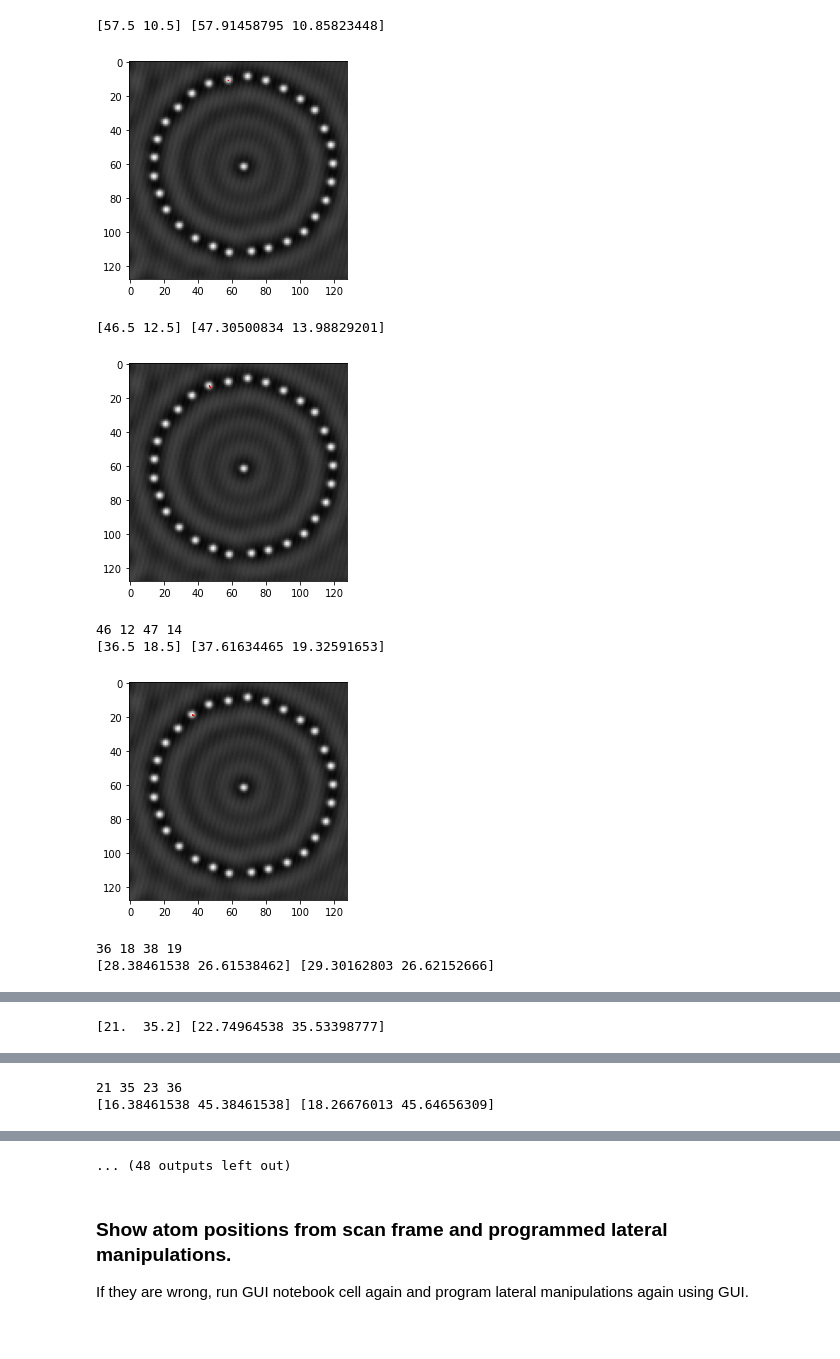
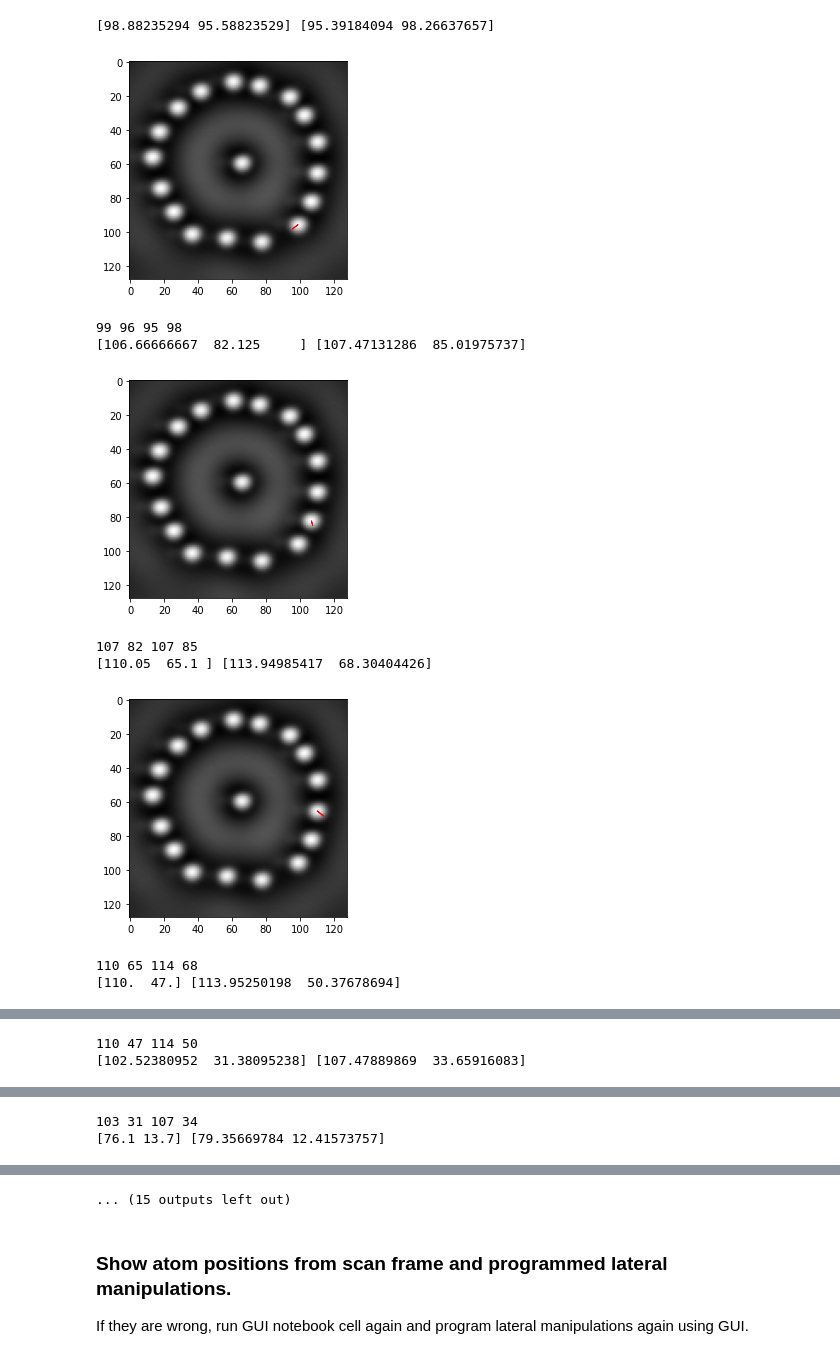
Before and after one commit to abekipnis/Kondo-Aalto, a Jupyter notebook: example_notebooks/GUI2.ipynb, the cells around one changed output, grey strips where cells are left out. Cells and saved outputs as stored; diff of their text form; code cells hidden in the pictures.

```diff
--- a/example_notebooks/GUI2.ipynb
+++ b/example_notebooks/GUI2.ipynb
@@ -99,7 +105,7 @@ C.get_corral_radius(1.1, savefig=False)
 n_wall_atoms = len(C.centroids) - 1
 center = C.get_central_atom(C.centroids)
 
-radius = 10
+radius = 4.2
 perfect_circle = np.array([[radius*np.cos(t), radius*np.sin(t)] for t in np.arange(0, 2*np.pi, 2*np.pi/(n_wall_atoms))])
 perfect_circle = np.concatenate((perfect_circle, [[0,0]]))
 perfect_circle = list(map(C.nm_to_pix, perfect_circle))
@@ -117,13 +132,14 @@ plt.show()
 # %%
 # Kabsch algorithm for the best rotation between two sets to minimize distance
 from scipy.spatial.transform import Rotation
-
+offset_nm = CC.get_xy_nm()
+len_nm = CC.get_len_nm()
 # create 3D arrays to align vectors using algorithm
 # subtract the center
 centroids_3D = np.array(C.centroids) - np.array(center)
 
 # need to order centroids in same order as perfect circle to make Kabsch algo work
-refvec = [0, 1]
+refvec = [-1, -2]
 clockwise_angle = lambda point: clockwiseangle(point, [0,0], refvec)
 centroids_3D = np.array(sorted(centroids_3D, key=clockwise_angle))
 
@@ -139,11 +155,11 @@ applied_rotation = [x + center for x in applied_rotation.T]
 
 centroids_3D = np.array([c + center for c in centroids_3D[:,0:2]])
 
-
+plt.figure(figsize=(8,8))
 plt.imshow(dispmat);
 
 plt.scatter(*np.array(centroids_3D).T, label="atom positions", s=5)
-plt.scatter(*np.array(applied_rotation).T, label="perfect circle", s=5)
+plt.scatter(*np.array(applied_rotation).T, label="perfect circle", s=50)
 plt.legend()
 
 for n,c in enumerate(centroids_3D):
@@ -167,30 +183,40 @@ zero vector
 # %%
-# set the lateral manipulation parameters
+# set lateral manipulation parameters
 latman_millivolt = 2
 latman_picoamp = 60000
+
+# read tip offset and image size
 offset_nm = CC.get_xy_nm()
 len_nm = CC.get_len_nm()
 
+# bias for scanning (mV)
+scan_bias_mv = 80
+
 # for each "atom" in the image
 for n in range(len(centroids_3D)):
-    print(centroids_3D[n], applied_rotation[n])
     initial = pixel_to_nm(centroids_3D[n], dispmat, offset_nm, [len_nm, len_nm])
     final = pixel_to_nm(np.array(applied_rotation[n]).T, dispmat[:,:,0], offset_nm, [len_nm, len_nm])
-    plt.imshow(dispmat);
-    plt.arrow(*centroids_3D[n], *(np.array(applied_rotation[n])-np.array(centroids_3D[n])), color='red')
-    plt.show()
 
     dist_to_perfect = C.pix_to_nm(np.linalg.norm(np.array(applied_rotation[n])-np.array(centroids_3D[n])))
     if dist_to_perfect > 0.2: # nm
-    # see documentation in AMRL/Environment/createc_control.py
+        print(centroids_3D[n], applied_rotation[n])
+
+        plt.imshow(dispmat);
+        plt.arrow(*centroids_3D[n], *(np.array(applied_rotation[n])-np.array(centroids_3D[n])), color='red')
+        plt.show()
+
+        # documentation in AMRL/Environment/createc_control.py
         latmandata = CC.lat_manipulation(*initial, *final, latman_millivolt, latman_picoamp, offset_nm, nmx)
+
+CC.ramp_bias_mV(scan_bias_mv)
 # %% [output]
-[57.5 10.5] [57.91458795 10.85823448]
+[98.88235294 95.58823529] [95.39184094 98.26637657]
-[figure, old version]
+[figure, new version]
-[46.5 12.5] [47.30500834 13.98829201]
+99 96 95 98
+[106.66666667  82.125     ] [107.47131286  85.01975737]
-[figure, old version]
+[figure, new version]
-46 12 47 14
-[36.5 18.5] [37.61634465 19.32591653]
+107 82 107 85
+[110.05  65.1 ] [113.94985417  68.30404426]
-[figure, old version]
+[figure, new version]
-36 18 38 19
-[28.38461538 26.61538462] [29.30162803 26.62152666]
+110 65 114 68
+[110.  47.] [113.95250198  50.37678694]
@@ -198 +224,2 @@ for n in range(len(centroids_3D)):
-[21.  35.2] [22.74964538 35.53398777]
+110 47 114 50
+[102.52380952  31.38095238] [107.47889869  33.65916083]
@@ -200,2 +227,2 @@ for n in range(len(centroids_3D)):
-21 35 23 36
-[16.38461538 45.38461538] [18.26676013 45.64656309]
+103 31 107 34
+[76.1 13.7] [79.35669784 12.41573757]
@@ -203,4 +230,4 @@ for n in range(len(centroids_3D)):
-... (48 outputs left out)
+... (15 outputs left out)
 # %% [markdown]
 ### Show atom positions from scan frame and programmed lateral manipulations.
 If they are wrong, run GUI notebook cell again and program lateral manipulations again using GUI.
```
Also changed, not shown: parts of 15 cells of this notebook, 1 other file.
